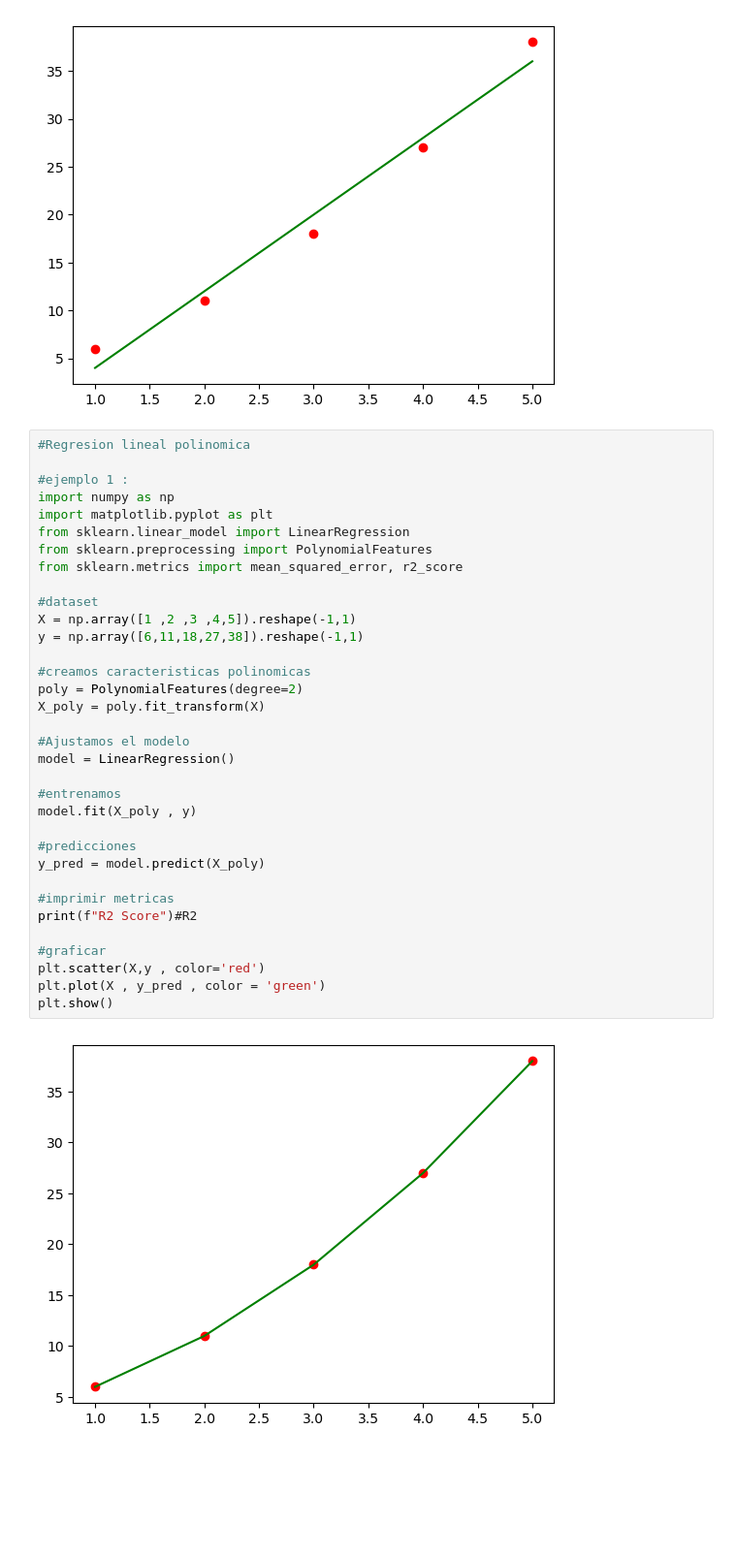
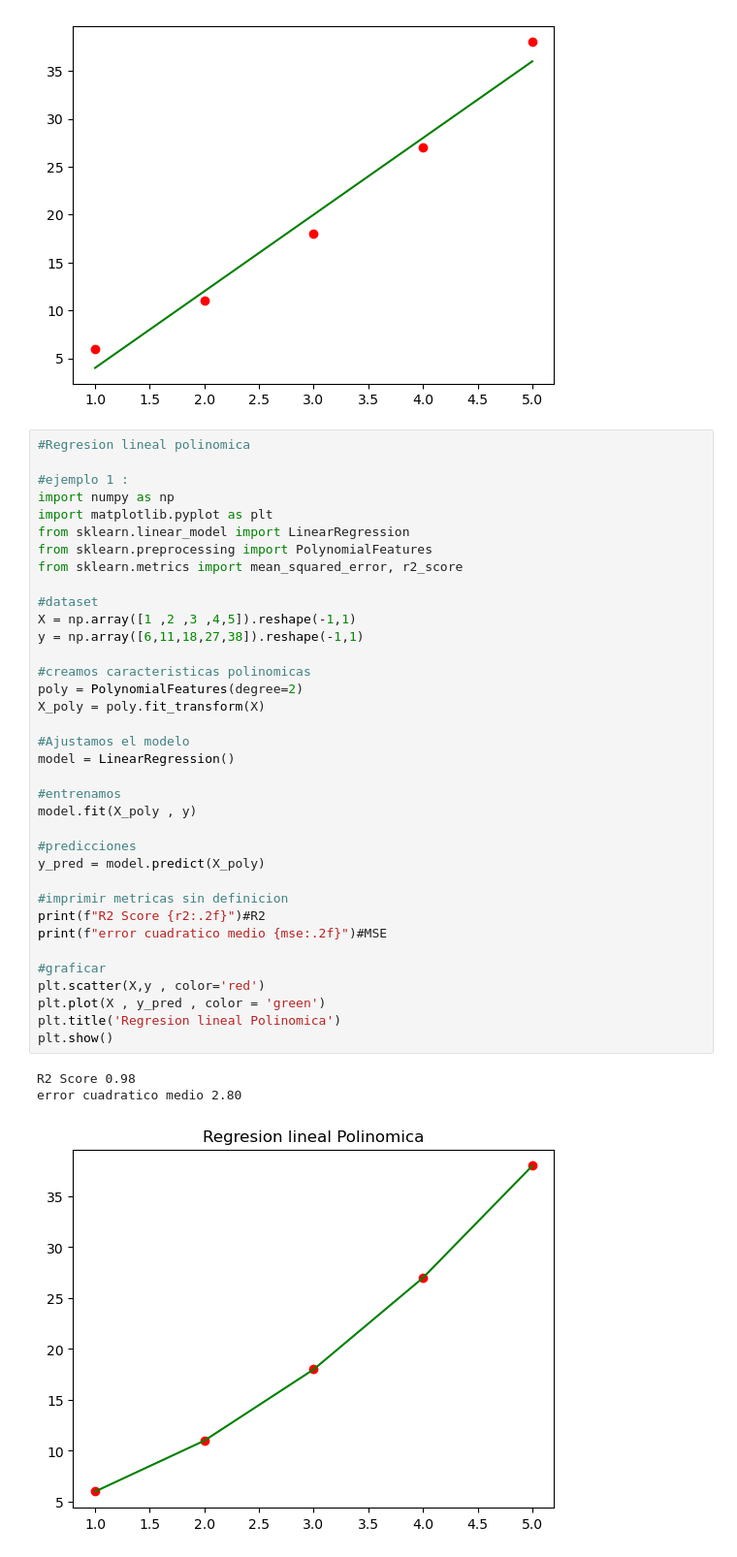
Before and after one commit to vizcardo1199/python-statitics, a Jupyter notebook: MODULO-2/Sesion16.ipynb, the cells around one changed output. Shown at 97% size. Drawn from its saved outputs; the diff is of its cells as text; blank space fills up the shorter version.

```diff
--- a/MODULO-2/Sesion16.ipynb
+++ b/MODULO-2/Sesion16.ipynb
@@ -41,33 +41,37 @@ plt.show()
 #ejemplo 1 :
 import numpy as np
 import matplotlib.pyplot as plt
 from sklearn.linear_model import LinearRegression
 from sklearn.preprocessing import PolynomialFeatures
 from sklearn.metrics import mean_squared_error, r2_score
 
 #dataset
 X = np.array([1 ,2 ,3 ,4,5]).reshape(-1,1)
 y = np.array([6,11,18,27,38]).reshape(-1,1)
 
 #creamos caracteristicas polinomicas
 poly = PolynomialFeatures(degree=2)
 X_poly = poly.fit_transform(X)
 
 #Ajustamos el modelo
 model = LinearRegression()
 
 #entrenamos
 model.fit(X_poly , y)
 
 #predicciones
 y_pred = model.predict(X_poly)
 
-#imprimir metricas
-print(f"R2 Score")#R2
+#imprimir metricas sin definicion
+print(f"R2 Score {r2:.2f}")#R2
+print(f"error cuadratico medio {mse:.2f}")#MSE
 
 #graficar
 plt.scatter(X,y , color='red')
 plt.plot(X , y_pred , color = 'green')
+plt.title('Regresion lineal Polinomica')
 plt.show()
 # %% [output]
+R2 Score 0.98
+error cuadratico medio 2.80
-[figure, old version]
+[figure, new version]
```
Also changed, not shown: parts of 1 cell of this notebook.
